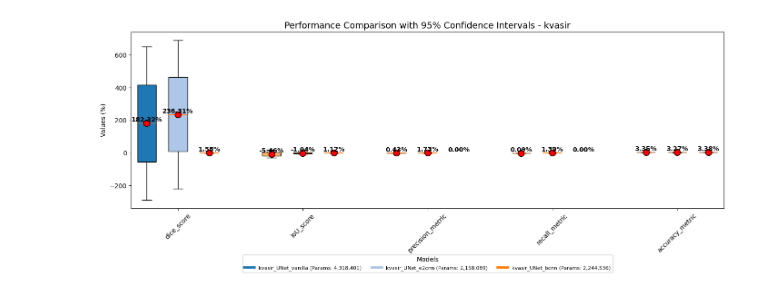
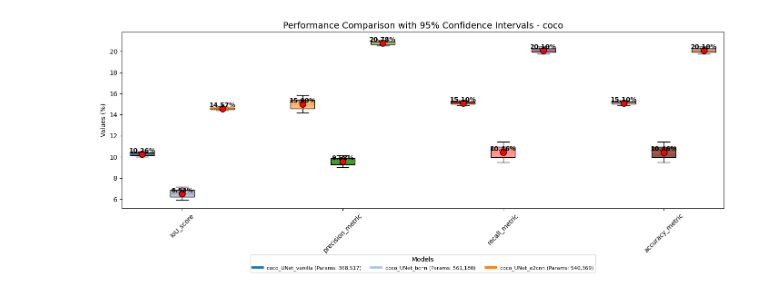
Before and after one commit to RobGhys/seg-equi-architectures, a Jupyter notebook: src/Benchmarks/analysis/step_2-graphs_visualisation.ipynb, the cells around one changed output. Cells and saved outputs as stored; diff of their text form; code cells hidden in the pictures.

```diff
--- a/src/Benchmarks/analysis/step_2-graphs_visualisation.ipynb
+++ b/src/Benchmarks/analysis/step_2-graphs_visualisation.ipynb
@@ -5,9 +5,14 @@ import json
 import numpy as np
 # %%
 # Select the dataset you need
-dataset_name = 'kvasir'
+#dataset_name = "kvasir"
+#dataset_name = "NucleiSeg"
+#dataset_name = "URDE"
+#dataset_name = "isaid"
+dataset_name = "coco"
+
 # Replace by source dir location
-source_dir = f'/home/rob/Documents/3_projects/bench/analysis/{dataset_name}'
+source_dir = f'/home/rob/Documents/3_projects/bench/analysis/small_models/{dataset_name}'
 # %%
 # def show_mean_graphs(dataset_name: str, source_dir: str) -> None:
 #     json_files = [f for f in os.listdir(source_dir) if f.endswith('.json')]
@@ -61,7 +66,7 @@ source_dir = f'/home/rob/Documents/3_projects/bench/analysis/{dataset_name}'
 # %%
 # show_mean_graphs(dataset_name, source_dir)
 # %%
-def show_CI_graph(dataset_name: str, source_dir: str) -> None:
+def show_CI_graph(dataset_name: str, source_dir: str, binary: bool = True) -> None:
     # Load JSON files
     json_files = [f for f in os.listdir(source_dir) if f.endswith('.json')]
 
@@ -74,7 +79,10 @@ def show_CI_graph(dataset_name: str, source_dir: str) -> None:
             data[json_file] = json.load(f)
 
     # Extract the mean values and confidence intervals for each metric from each model
-    metrics = ['dice_score', 'IoU_score', 'precision_metric', 'recall_metric', 'accuracy_metric']
+    if binary:
+        metrics = ['dice_score', 'IoU_score', 'precision_metric', 'recall_metric', 'accuracy_metric']
+    else:
+        metrics = ['IoU_score', 'precision_metric', 'recall_metric', 'accuracy_metric']
     model_names = list(data.keys())
     mean_values = {metric: [] for metric in metrics}
     ci_values = {metric: [] for metric in metrics}
@@ -139,6 +147,10 @@ def show_CI_graph(dataset_name: str, source_dir: str) -> None:
 
     plt.show()
 # %%
-show_CI_graph(dataset_name, source_dir)
+if dataset_name in ["kvasir", "NucleiSeg", "URDE"]:
+    binary = True
+else:
+    binary = False
+show_CI_graph(dataset_name, source_dir, binary=binary)
 # %% [output]
-[figure, old version]
+[figure, new version]
```
Also changed, not shown: 5 other files.
